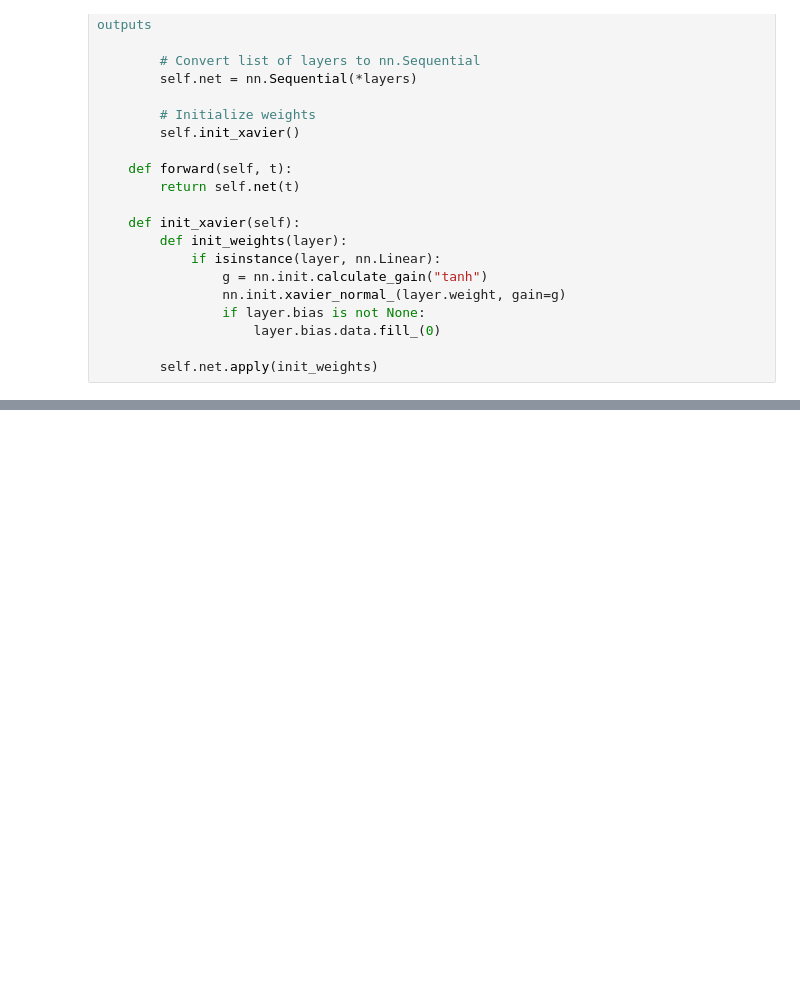
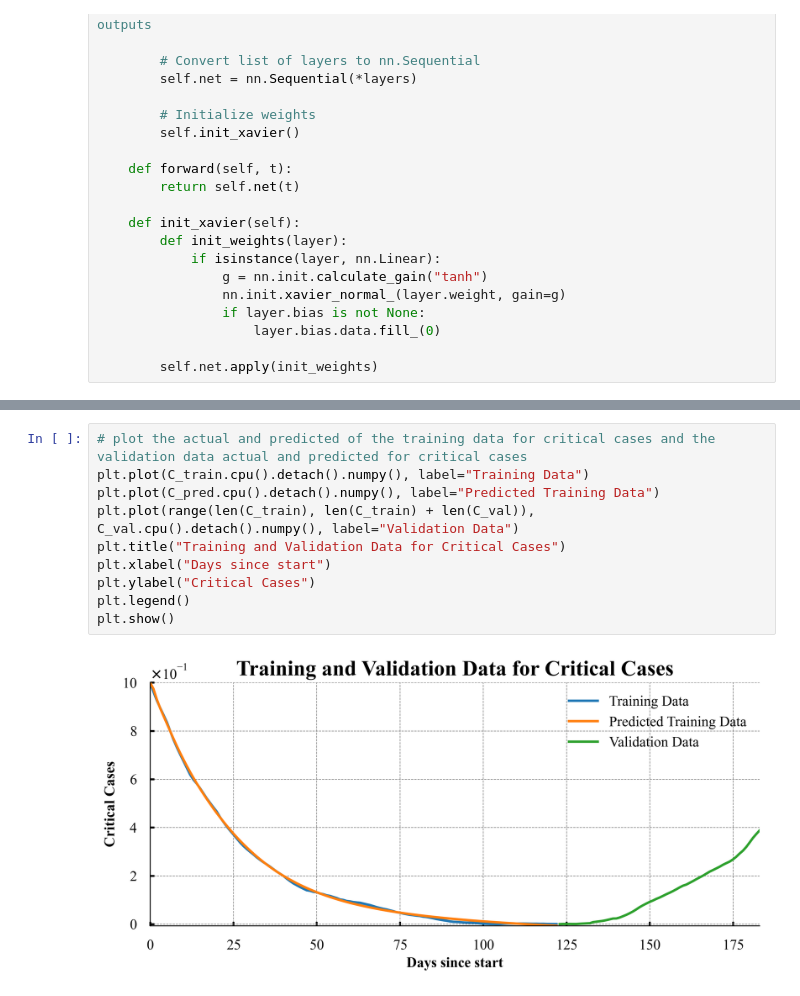
Before and after one commit to michaelajao/data_driven_vaccination, a Jupyter notebook: notebooks/SIR_formulation.ipynb, the cells around one changed output, grey strips where cells are left out. Drawn from its saved outputs; the diff is of its cells as text; blank space fills up the shorter version.

```diff
--- a/notebooks/SIR_formulation.ipynb
+++ b/notebooks/SIR_formulation.ipynb
@@ -920,0 +808,12 @@ TypeError: 'Tensor' object is not callable
+# %%
+# plot the actual and predicted of the training data for critical cases and the validation data actual and predicted for critical cases
+plt.plot(C_train.cpu().detach().numpy(), label="Training Data")
+plt.plot(C_pred.cpu().detach().numpy(), label="Predicted Training Data")
+plt.plot(range(len(C_train), len(C_train) + len(C_val)), C_val.cpu().detach().numpy(), label="Validation Data")
+plt.title("Training and Validation Data for Critical Cases")
+plt.xlabel("Days since start")
+plt.ylabel("Critical Cases")
+plt.legend()
+plt.show()
+# %% [output]
+[figure, added]
```
Also changed, not shown: parts of 31 cells of this notebook.
